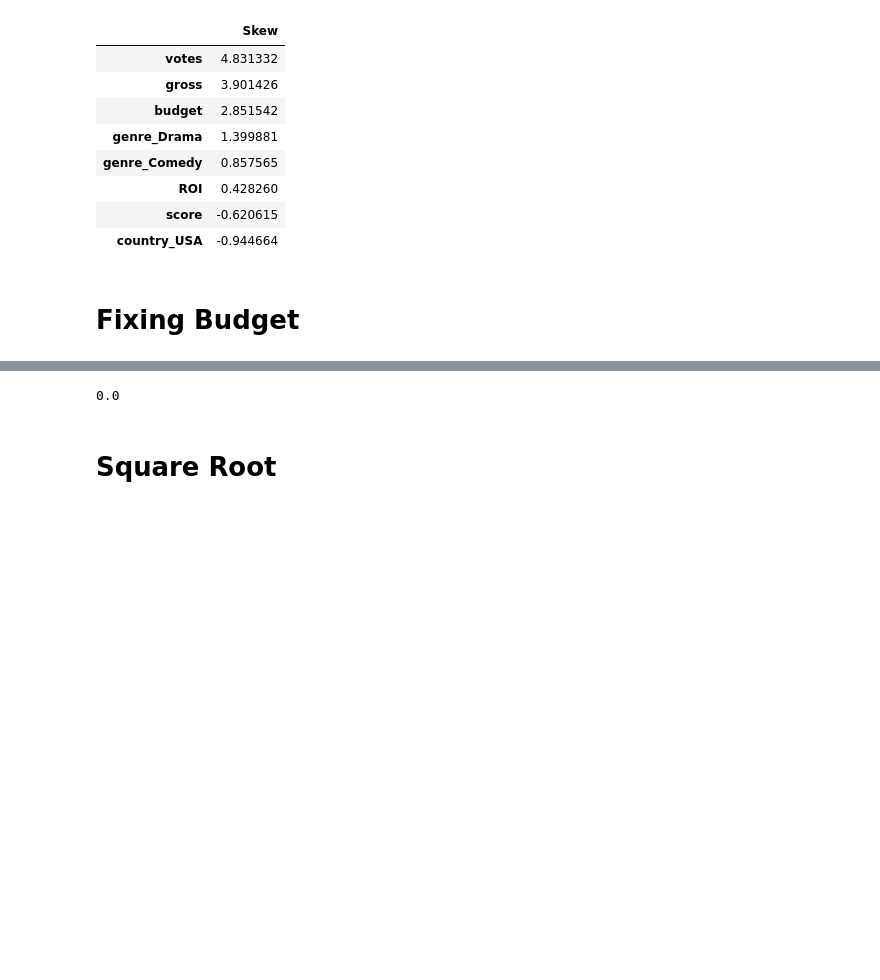
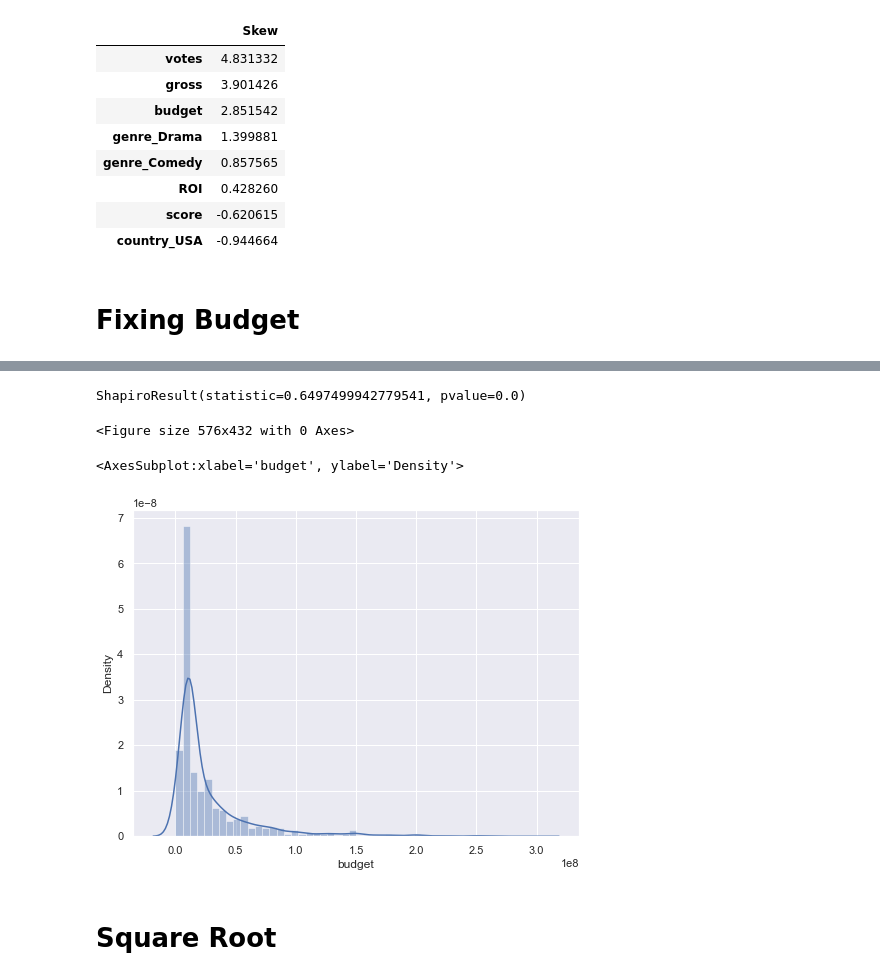
Before and after one commit to on-ai/Marketing-BoxOffice, a Jupyter notebook: BoxOffice_Final codes.ipynb, the cells around one changed output, grey strips where cells are left out. Saved outputs shown, nothing was run; the diff lists cells and outputs as text; code cells hidden in the pictures; blank space fills up the shorter version.

```diff
--- a/BoxOffice_Final codes.ipynb
+++ b/BoxOffice_Final codes.ipynb
@@ -854,9 +907,17 @@ sns.boxplot(x=Box_office_v3['budget'])
 # %%
 resp = Box_office_v3['budget']
 from scipy.stats import shapiro
-shapiro(resp)[1]
+shapiro_res = shapiro(resp)
+shapiro_res
 # %% [output]
-0.0
+ShapiroResult(statistic=0.6497499942779541, pvalue=0.0)
+# %%
+plt.figure(figsize=(8,6))
+sns.distplot(resp)
+# %% [output]
+<Figure size 576x432 with 0 Axes>
+<AxesSubplot:xlabel='budget', ylabel='Density'>
+[figure, added]
 # %% [markdown]
 # Square Root
 # %%
```
Also changed, not shown: parts of 64 cells of this notebook, 1 other file.
